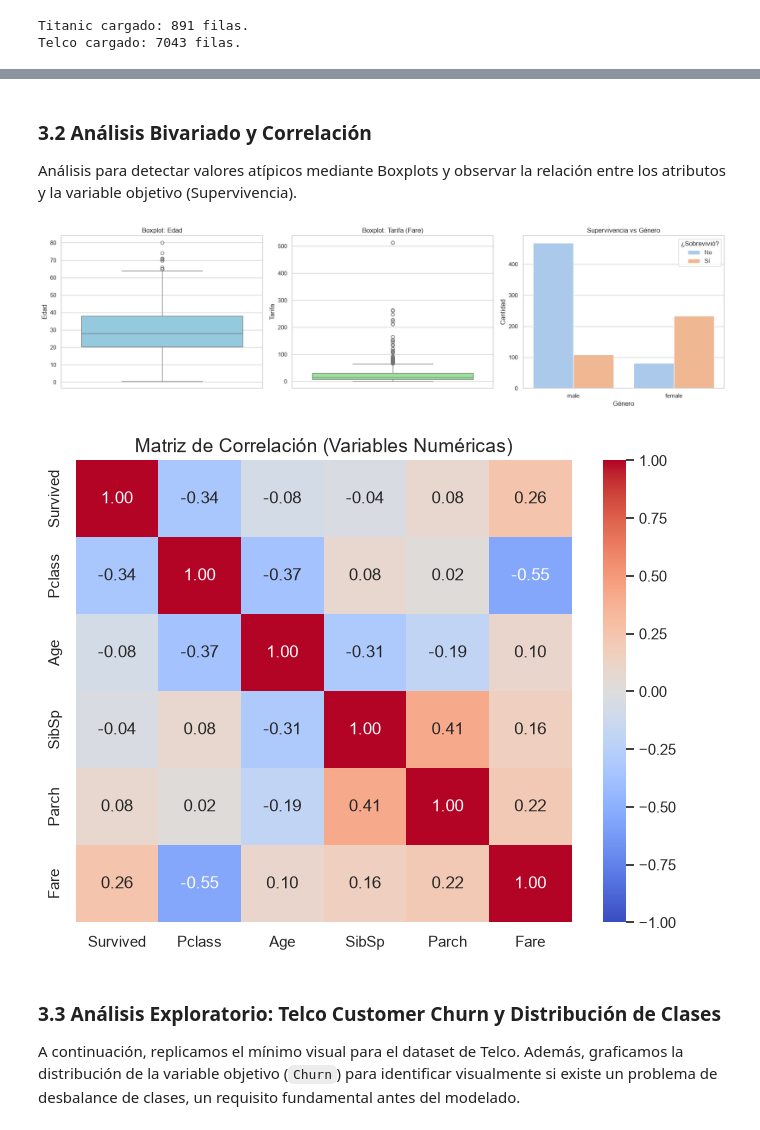
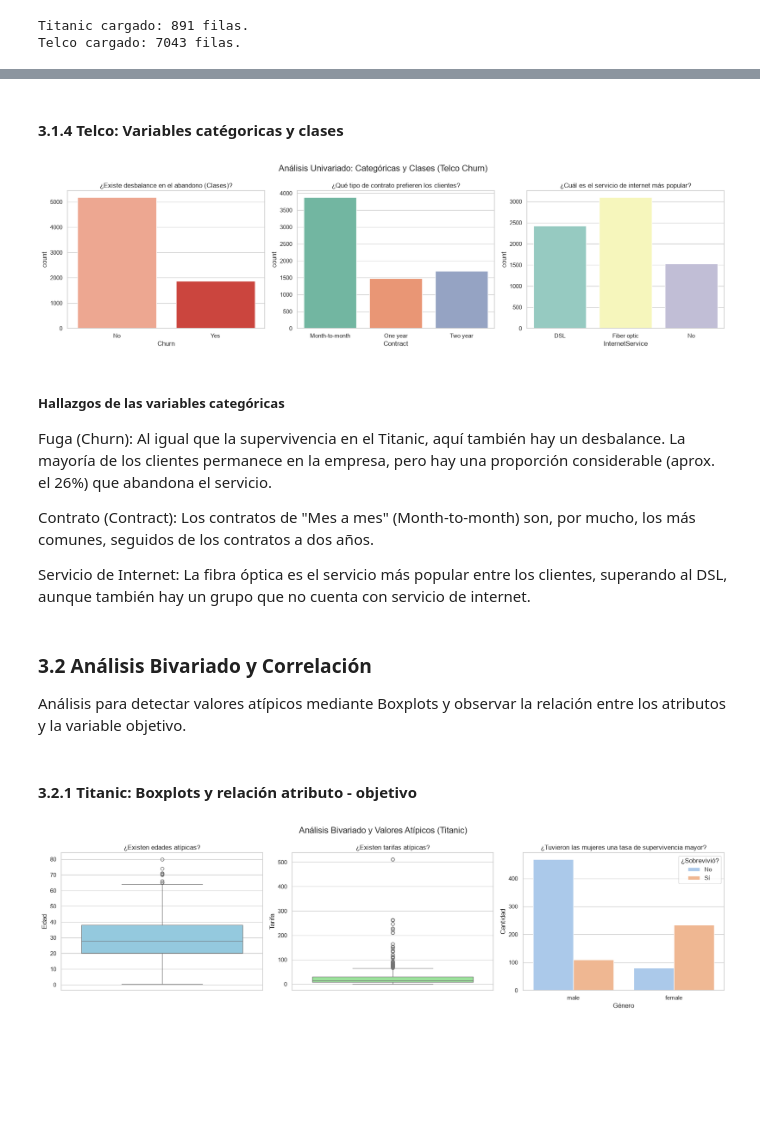
Before and after one commit to IanRey692/IA, a Jupyter notebook: P2/notebooks/EDA_Limpieza.ipynb, the cells around one changed output, grey strips where cells are left out. Drawn from its saved outputs; the diff is of its cells as text; code cells hidden in the pictures; blank space fills up the shorter version.

```diff
--- a/P2/notebooks/EDA_Limpieza.ipynb
+++ b/P2/notebooks/EDA_Limpieza.ipynb
@@ -199,45 +322,67 @@ Passing `palette` without assigning `hue` is deprecated and will be removed in v
+# %% [markdown]
+#### 3.1.4 Telco: Variables catégoricas y clases
+# %%
+# --- EDA TELCO: VARIABLES CATEGÓRICAS Y CLASES ---
+# Crear figura con 3 espacios
+fig, ax = plt.subplots(1, 3, figsize=(18, 5))
+fig.suptitle('Análisis Univariado: Categóricas y Clases (Telco Churn)', fontsize=16)
+
+# 1. Distribución de Clases (Churn)
+sns.countplot(x='Churn', data=df_telco, ax=ax[0], hue='Churn', palette='Reds', legend=False)
+ax[0].set_title('¿Existe desbalance en el abandono (Clases)?')
+
+# 2. Tipo de Contrato
+sns.countplot(x='Contract', data=df_telco, ax=ax[1], hue='Contract', palette='Set2', legend=False)
+ax[1].set_title('¿Qué tipo de contrato prefieren los clientes?')
+
+# 3. Servicio de Internet
+sns.countplot(x='InternetService', data=df_telco, ax=ax[2], hue='InternetService', palette='Set3', legend=False)
+ax[2].set_title('¿Cuál es el servicio de internet más popular?')
+
+plt.tight_layout()
+plt.show()
+# %% [output]
+[figure, added]
+# %% [markdown]
+##### Hallazgos de las variables categóricas
+
+Fuga (Churn): Al igual que la supervivencia en el Titanic, aquí también hay un desbalance. La mayoría de los clientes permanece en la empresa, pero hay una proporción considerable (aprox. el 26%) que abandona el servicio.
+
+Contrato (Contract): Los contratos de "Mes a mes" (Month-to-month) son, por mucho, los más comunes, seguidos de los contratos a dos años.
+
+Servicio de Internet: La fibra óptica es el servicio más popular entre los clientes, superando al DSL, aunque también hay un grupo que no cuenta con servicio de internet.
 # %% [markdown]
 ### 3.2 Análisis Bivariado y Correlación
-Análisis para detectar valores atípicos mediante Boxplots y observar la relación entre los atributos y la variable objetivo (Supervivencia).
+Análisis para detectar valores atípicos mediante Boxplots y observar la relación entre los atributos y la variable objetivo.
+# %% [markdown]
+#### 3.2.1 Titanic: Boxplots y relación atributo - objetivo
 # %%
-# Figura con 3 espacios para Boxplots y Relación Objetivo
+# --- EDA TITANIC: BOXPLOTS Y RELACIÓN ATRIBUTO-OBJETIVO ---
+import matplotlib.pyplot as plt
+import seaborn as sns
+
+# Figura con 3 espacios
 fig, ax = plt.subplots(1, 3, figsize=(18, 5))
+fig.suptitle('Análisis Bivariado y Valores Atípicos (Titanic)', fontsize=16)
 
 # 1. Boxplot de la Edad
 sns.boxplot(y='Age', data=df_titanic, ax=ax[0], color='skyblue')
-ax[0].set_title('Boxplot: Edad')
+ax[0].set_title('¿Existen edades atípicas?')
 ax[0].set_ylabel('Edad')
 
 # 2. Boxplot de la Tarifa (Fare)
 sns.boxplot(y='Fare', data=df_titanic, ax=ax[1], color='lightgreen')
-ax[1].set_title('Boxplot: Tarifa (Fare)')
+ax[1].set_title('¿Existen tarifas atípicas?')
 ax[1].set_ylabel('Tarifa')
 
 # 3. Relación Atributo-Objetivo (Supervivencia vs Género)
 sns.countplot(x='Sex', hue='Survived', data=df_titanic, ax=ax[2], palette='pastel')
-ax[2].set_title('Supervivencia vs Género')
+ax[2].set_title('¿Tuvieron las mujeres una tasa de supervivencia mayor?')
 ax[2].set_xlabel('Género')
 ax[2].set_ylabel('Cantidad')
 ax[2].legend(title='¿Sobrevivió?', labels=['No', 'Sí'])
 
 plt.tight_layout()
 plt.show()
-
-# 4. Matriz de Correlación
-plt.figure(figsize=(8, 6))
-
-# Seleccionar solo variables numéricas para la correlación
-cols_numericas = df_titanic.select_dtypes(include=['float64', 'int64']).columns
-
-# Calcular correlación (excluyendo el PassengerId)
-matriz_corr = df_titanic[cols_numericas].drop('PassengerId', axis=1, errors='ignore').corr()
-
-sns.heatmap(matriz_corr, annot=True, cmap='coolwarm', fmt=".2f", vmin=-1, vmax=1)
-plt.title('Matriz de Correlación', fontsize=14)
-plt.show()
 # %% [output]
-[figure, old version]
+[figure, new version]
-[figure, removed]
-# %% [markdown]
-### 3.3 Análisis Exploratorio: Telco Customer Churn y Distribución de Clases
-A continuación, replicamos el mínimo visual para el dataset de Telco. Además, graficamos la distribución de la variable objetivo (`Churn`) para identificar visualmente si existe un problema de desbalance de clases, un requisito fundamental antes del modelado.
```
Also changed, not shown: parts of 35 cells of this notebook.
